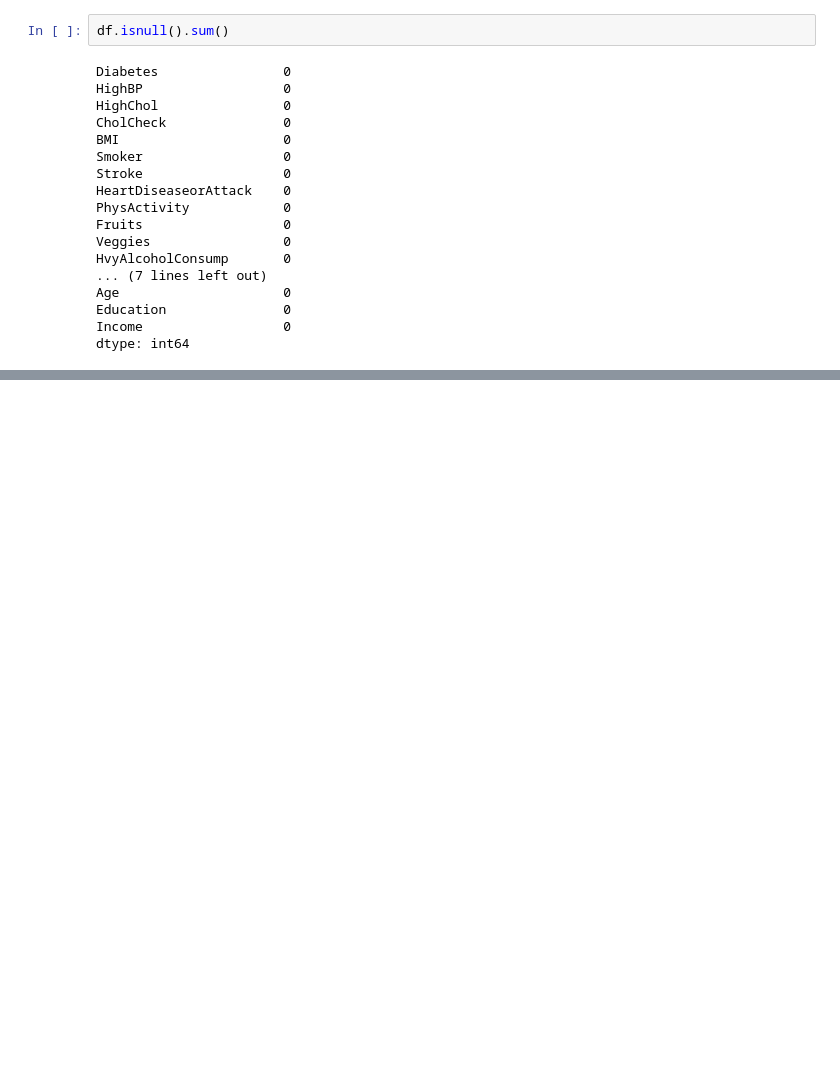
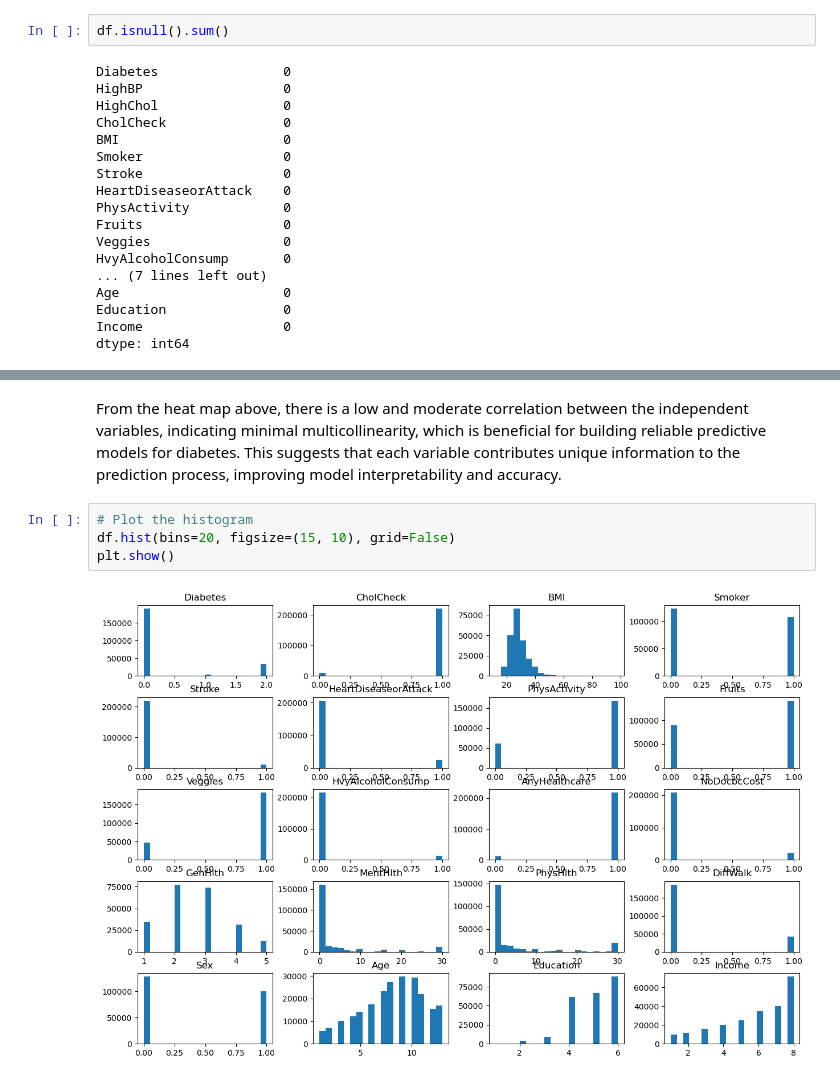
Before and after one commit to StephenMulingwa/Exploring-Predictive-Models-for-Diabetes-Diagnosis, a Jupyter notebook: Phase 3 Project.ipynb, the cells around one changed output, grey strips where cells are left out. Cells and saved outputs as stored; diff of their text form; blank space fills up the shorter version.

```diff
--- a/Phase 3 Project.ipynb
+++ b/Phase 3 Project.ipynb
@@ -129,0 +205,8 @@ dtype: int64
+# %% [markdown]
+From the heat map above, there is a low and moderate correlation between the independent variables, indicating minimal multicollinearity, which is beneficial for building reliable predictive models for diabetes. This suggests that each variable contributes unique information to the prediction process, improving model interpretability and accuracy.
+# %%
+# Plot the histogram
+df.hist(bins=20, figsize=(15, 10), grid=False)
+plt.show()
+# %% [output]
+[figure, added]
```
Also changed, not shown: parts of 26 cells of this notebook.
